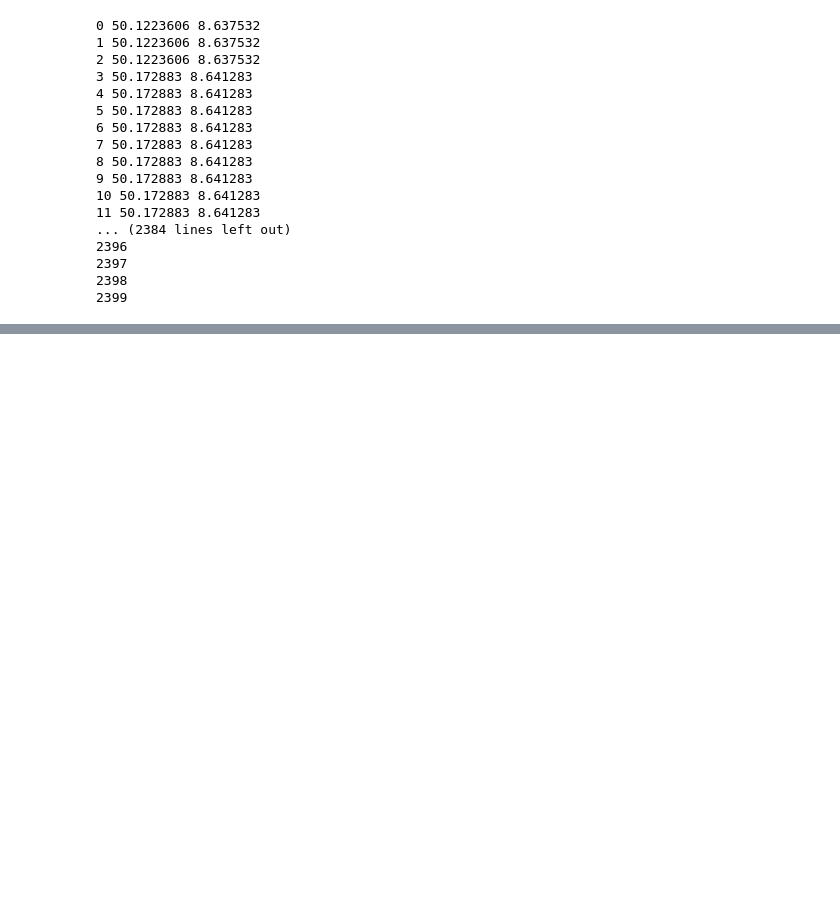
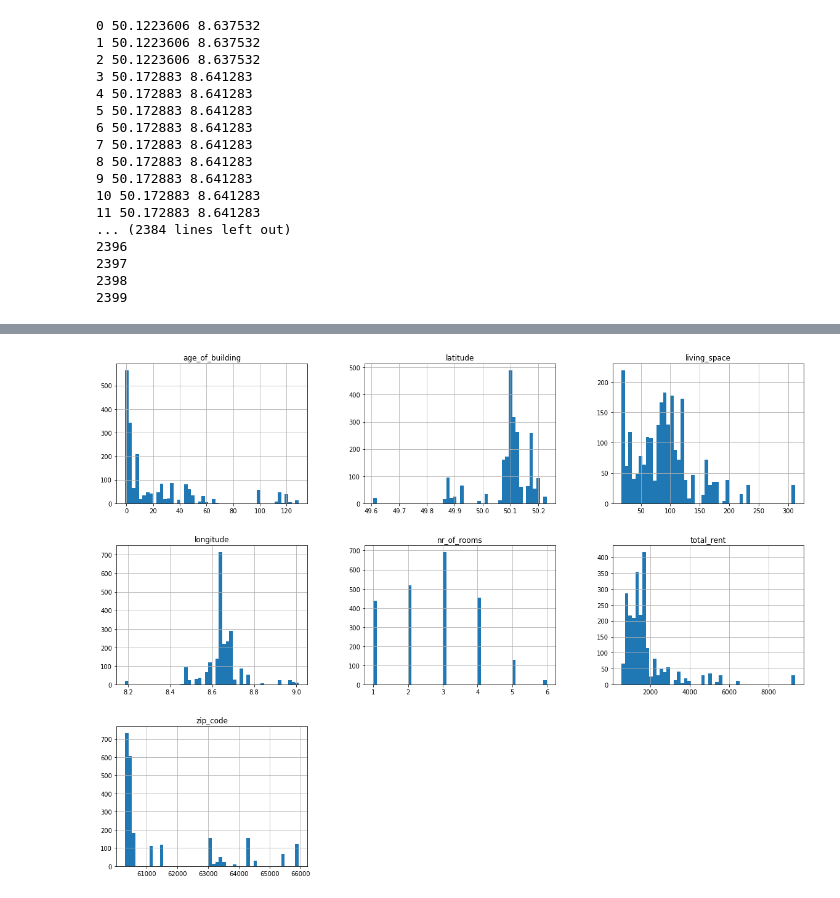
Before and after one commit to shangsuru/machine-learning, a Jupyter notebook: ffm-housing-analysis.ipynb, the cells around one changed output, grey strips where cells are left out. Drawn from its saved outputs; the diff is of its cells as text; code cells hidden in the pictures; blank space fills up the shorter version.

Commit message:
data visualization and data cleaning

```diff
--- a/ffm-housing-analysis.ipynb
+++ b/ffm-housing-analysis.ipynb
@@ -126,0 +130,4 @@ dataset.to_csv('new_data.csv')
+# %%
+import pandas as pd
+housing = pd.read_csv('datasets/ffm-rents.csv', index_col = 0)
+housing.head()
@@ -126,0 +184,7 @@ dataset.to_csv('new_data.csv')
+# %%
+%matplotlib inline
+import matplotlib.pyplot as plt
+housing.hist(bins=50, figsize=(20, 15))
+plt.show()
+# %% [output]
+[figure, added]
```
Also changed, not shown: parts of 15 cells of this notebook, 3 other files.
